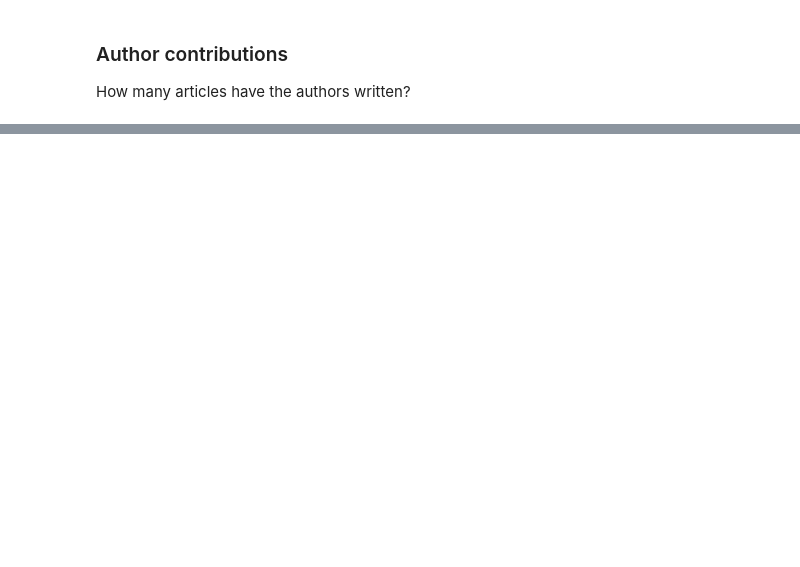
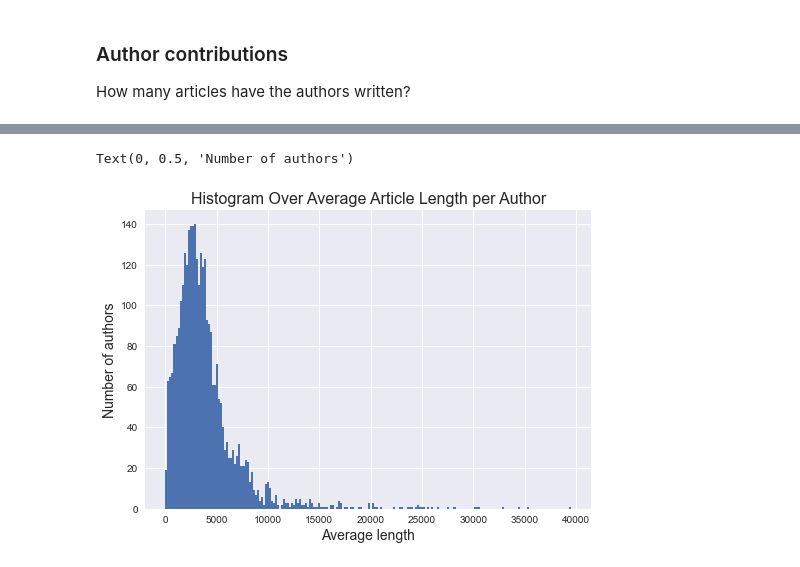
Before and after one commit to kroglkt/articlencoding, a Jupyter notebook: Data Formatting.ipynb, the cells around one changed output, grey strips where cells are left out. Drawn from its saved outputs; the diff is of its cells as text; code cells hidden in the pictures; blank space fills up the shorter version.

```diff
--- a/Data Formatting.ipynb
+++ b/Data Formatting.ipynb
@@ -261,0 +270,15 @@ Name: Byline, Length: 2475, dtype: int64
+# %%
+df = pd.DataFrame(columns=['body_length', 'author'])
+df['body_length'] = body_lengths
+df['author'] = data['Byline']
+df['author'].replace('', np.nan, inplace=True)
+df = df.dropna()
+avg_body_lengths = list(df.groupby(['author']).mean()['body_length'])
+# %%
+plt.hist(avg_body_lengths, bins=200);
+plt.title("Histogram Over Average Article Length per Author", fontsize=16)
+plt.xlabel("Average length", fontsize=14)
+plt.ylabel("Number of authors", fontsize=14)
+# %% [output]
+Text(0, 0.5, 'Number of authors')
+[figure, added]
```
Also changed, not shown: parts of 19 cells of this notebook, 2 other files.
